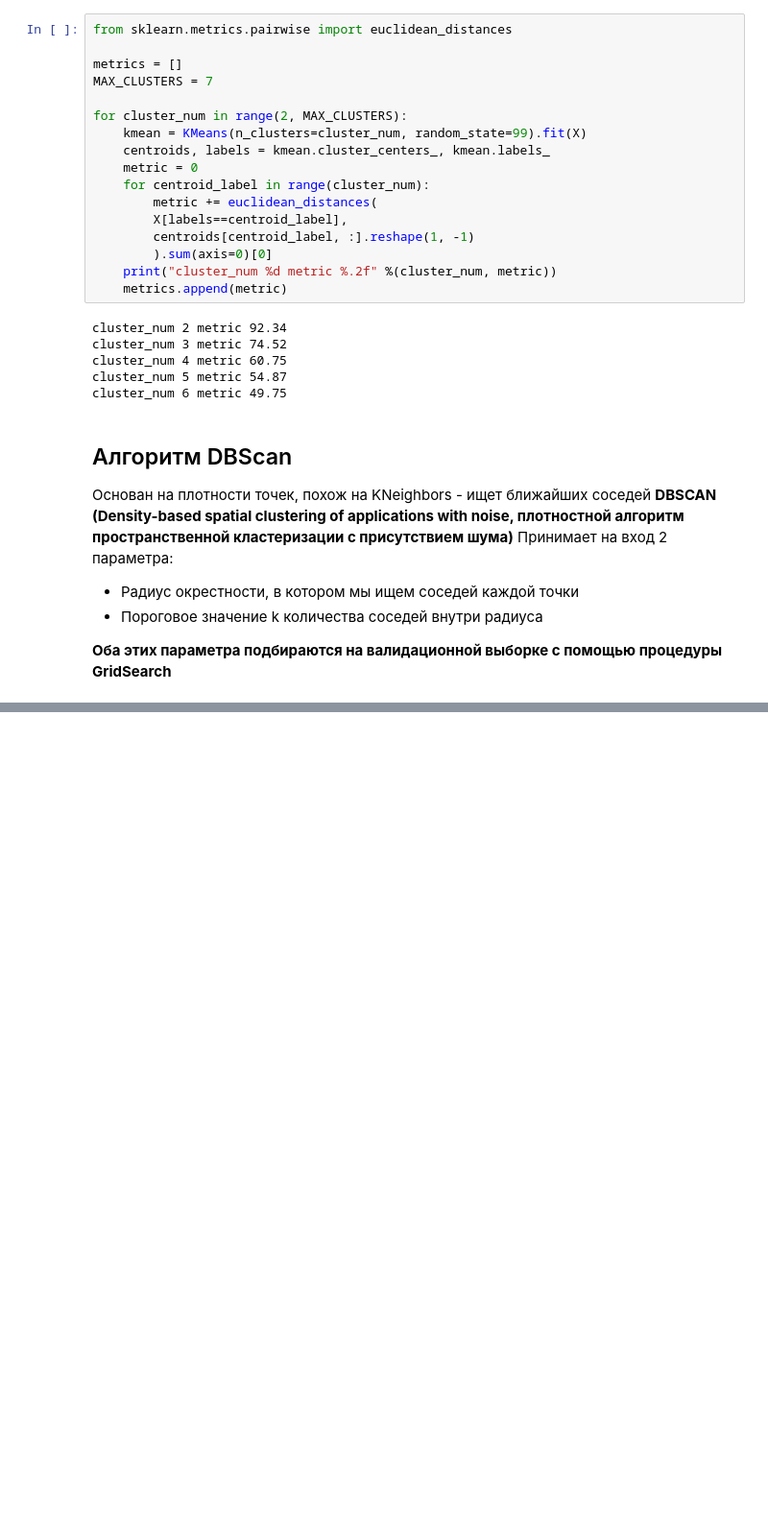
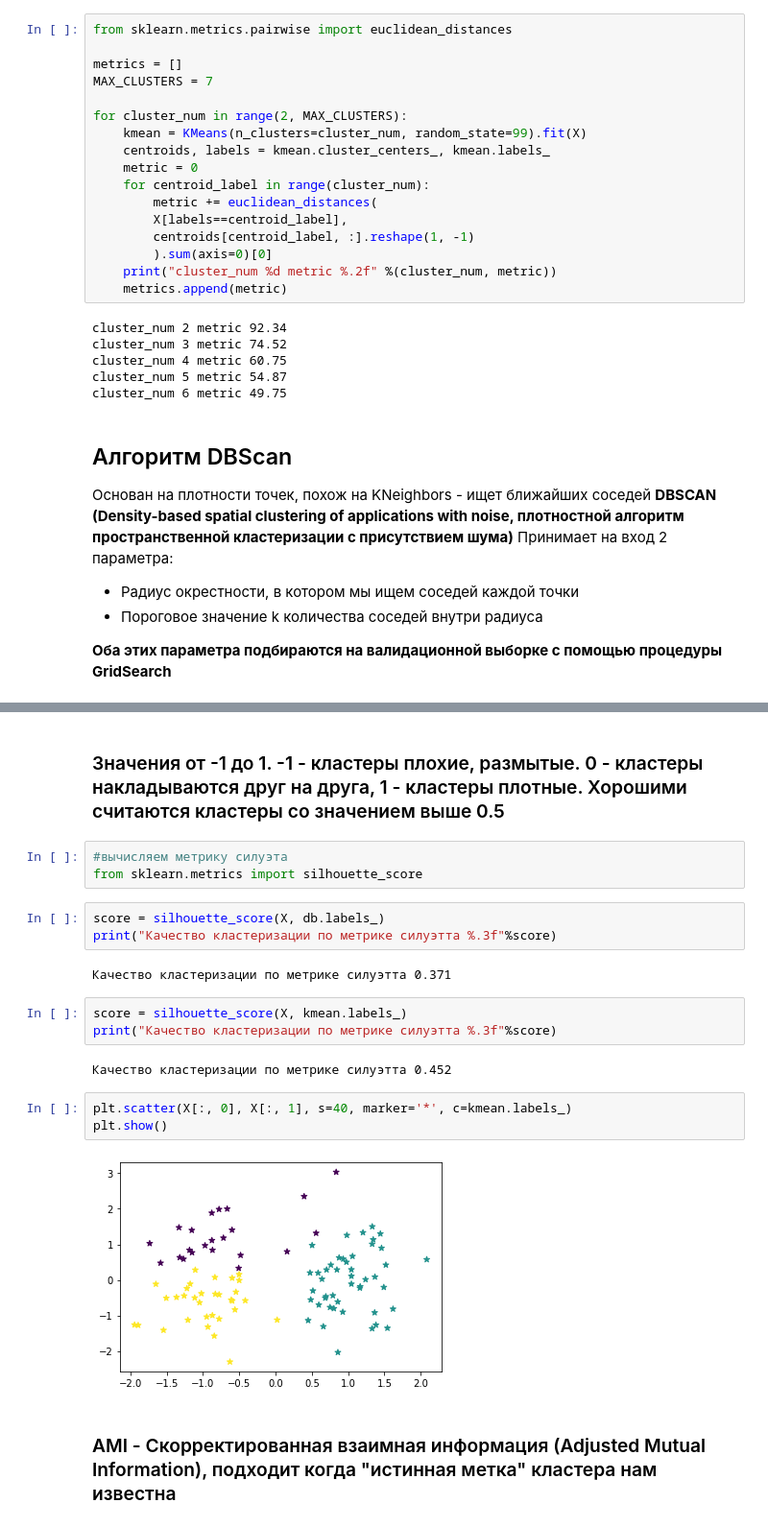
Before and after one commit to he11scream/DS_training, a Jupyter notebook: cluster analysis.ipynb, the cells around one changed output, grey strips where cells are left out. Shown at 96% size. Cells and saved outputs as stored; diff of their text form; blank space fills up the shorter version.

```diff
--- a/cluster analysis.ipynb
+++ b/cluster analysis.ipynb
@@ -87,0 +123,22 @@ cluster_num 6 metric 49.75
+# %% [markdown]
+### Значения от -1 до 1. -1 - кластеры плохие, размытые. 0 - кластеры накладываются друг на друга, 1 - кластеры плотные. Хорошими считаются кластеры со значением выше 0.5
+# %%
+#вычисляем метрику силуэта
+from sklearn.metrics import silhouette_score
+# %%
+score = silhouette_score(X, db.labels_)
+print("Качество кластеризации по метрике силуэтта %.3f"%score)
+# %% [output]
+Качество кластеризации по метрике силуэтта 0.371
+# %%
+score = silhouette_score(X, kmean.labels_)
+print("Качество кластеризации по метрике силуэтта %.3f"%score)
+# %% [output]
+Качество кластеризации по метрике силуэтта 0.452
+# %%
+plt.scatter(X[:, 0], X[:, 1], s=40, marker='*', c=kmean.labels_)
+plt.show()
+# %% [output]
+[figure, added]
+# %% [markdown]
+### AMI - Скорректированная взаимная информация (Adjusted Mutual Information), подходит когда "истинная метка" кластера нам известна
```
Also changed, not shown: parts of 7 cells of this notebook, 4 other files.
